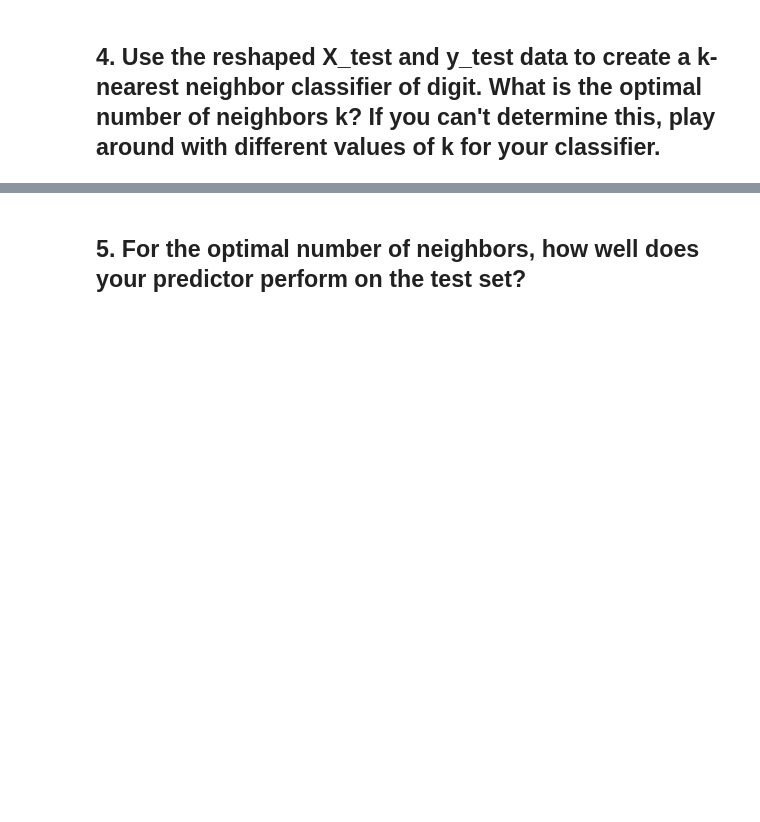
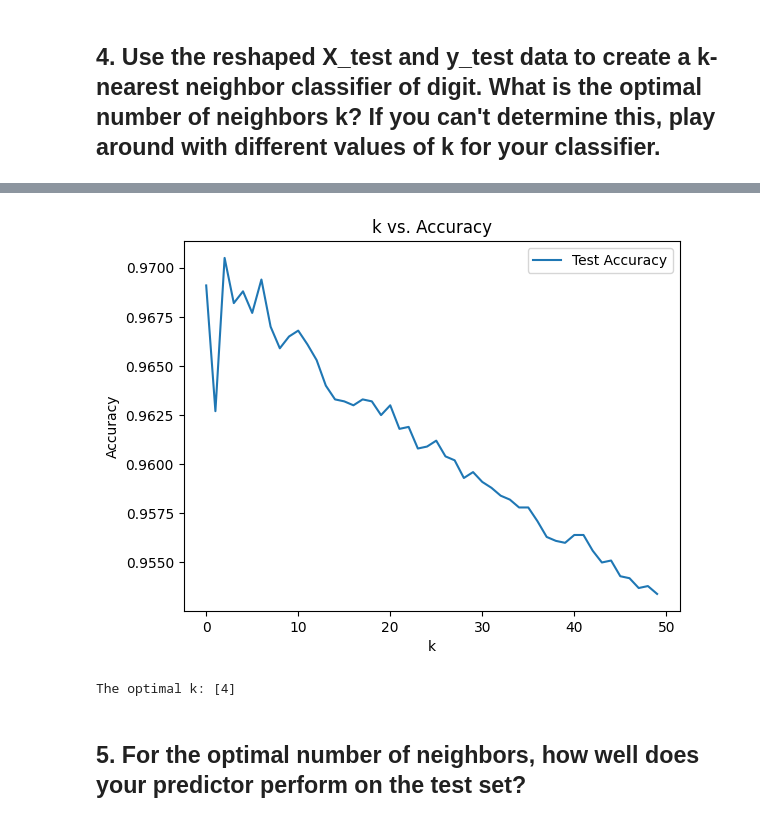
Before and after one commit to genevievepur/ds3001-labs, a Jupyter notebook: 03_computer_vision/computer_vision.ipynb, the cells around one changed output, grey strips where cells are left out. Saved outputs shown, nothing was run; the diff lists cells and outputs as text; code cells hidden in the pictures; blank space fills up the shorter version.

```diff
--- a/03_computer_vision/computer_vision.ipynb
+++ b/03_computer_vision/computer_vision.ipynb
@@ -233,11 +225,14 @@ KeyboardInterrupt:
 # %%
-
-plt.plot(np.arange(0,k_bar),SSE,label='Test SSE') # Plot SSE by k
+plt.plot(np.arange(0,k_bar),accuracy,label='Test Accuracy') # Plot accuracy by k
 plt.xlabel("k")
-plt.ylabel("SSE")
+plt.ylabel("Accuracy")
 plt.legend(loc='upper right')
-plt.title('SSE')
+plt.title('k vs. Accuracy')
 plt.show()
+print("The optimal k: " + str(k_star))
+# %% [output]
+[figure, added]
+The optimal k: [4]
 # %% [markdown]
 ## **5.** For the optimal number of neighbors, how well does your predictor perform on the test set?
 # %%
```
Also changed, not shown: parts of 5 cells of this notebook.
